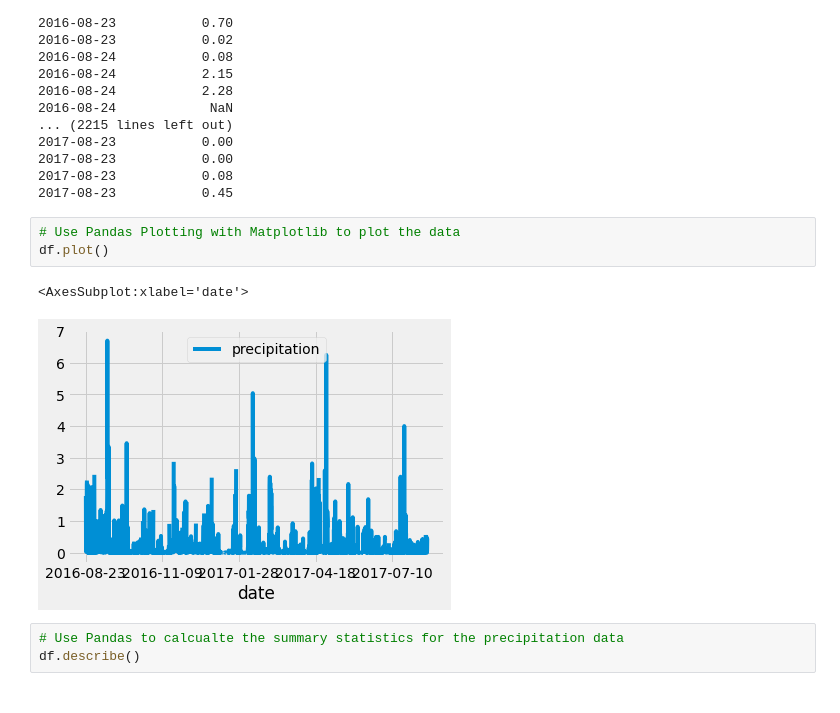
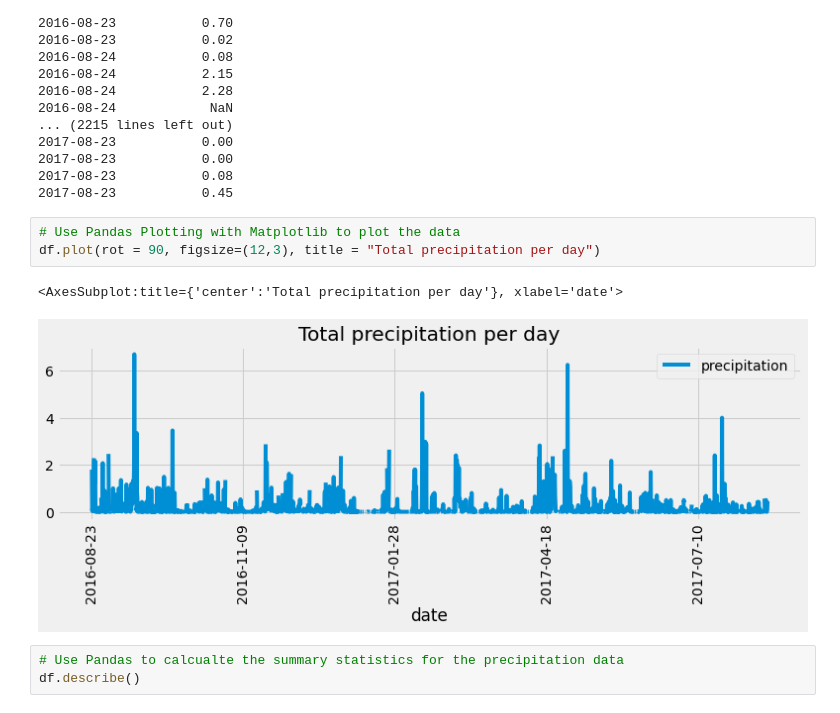
Before and after one commit to miwermi/surfs-up, a Jupyter notebook: climate_analysis.ipynb, the cells around one changed output. Saved outputs shown, nothing was run; the diff lists cells and outputs as text.

```diff
--- a/climate_analysis.ipynb
+++ b/climate_analysis.ipynb
@@ -94,10 +102,10 @@ print(df.to_string(index=False))
 2017-08-23           0.45
 # %%
 # Use Pandas Plotting with Matplotlib to plot the data
-df.plot()
+df.plot(rot = 90, figsize=(12,3), title = "Total precipitation per day")
 # %% [output]
-<AxesSubplot:xlabel='date'>
+<AxesSubplot:title={'center':'Total precipitation per day'}, xlabel='date'>
-[figure, old version]
+[figure, new version]
 # %%
 # Use Pandas to calcualte the summary statistics for the precipitation data
 df.describe()
```
Also changed, not shown: parts of 7 cells of this notebook, 1 other file.
